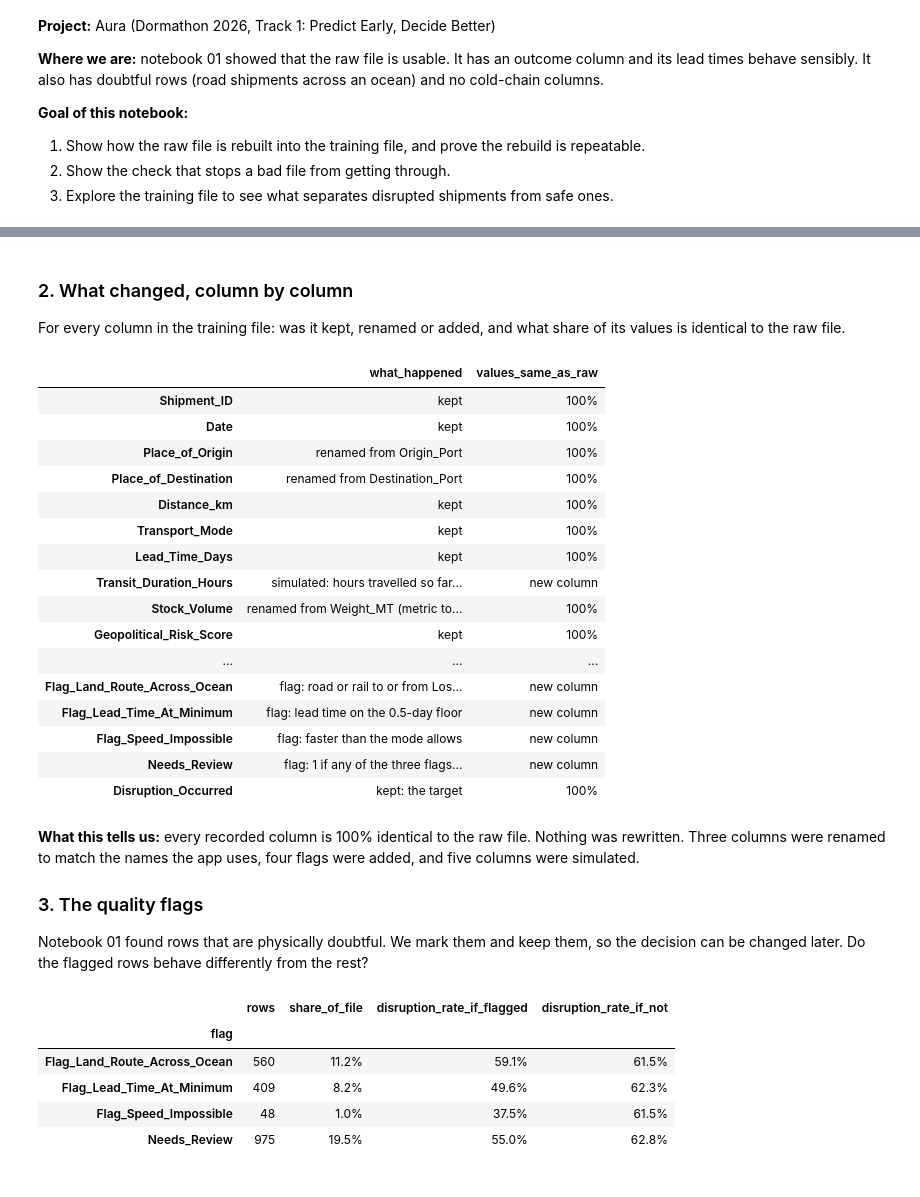
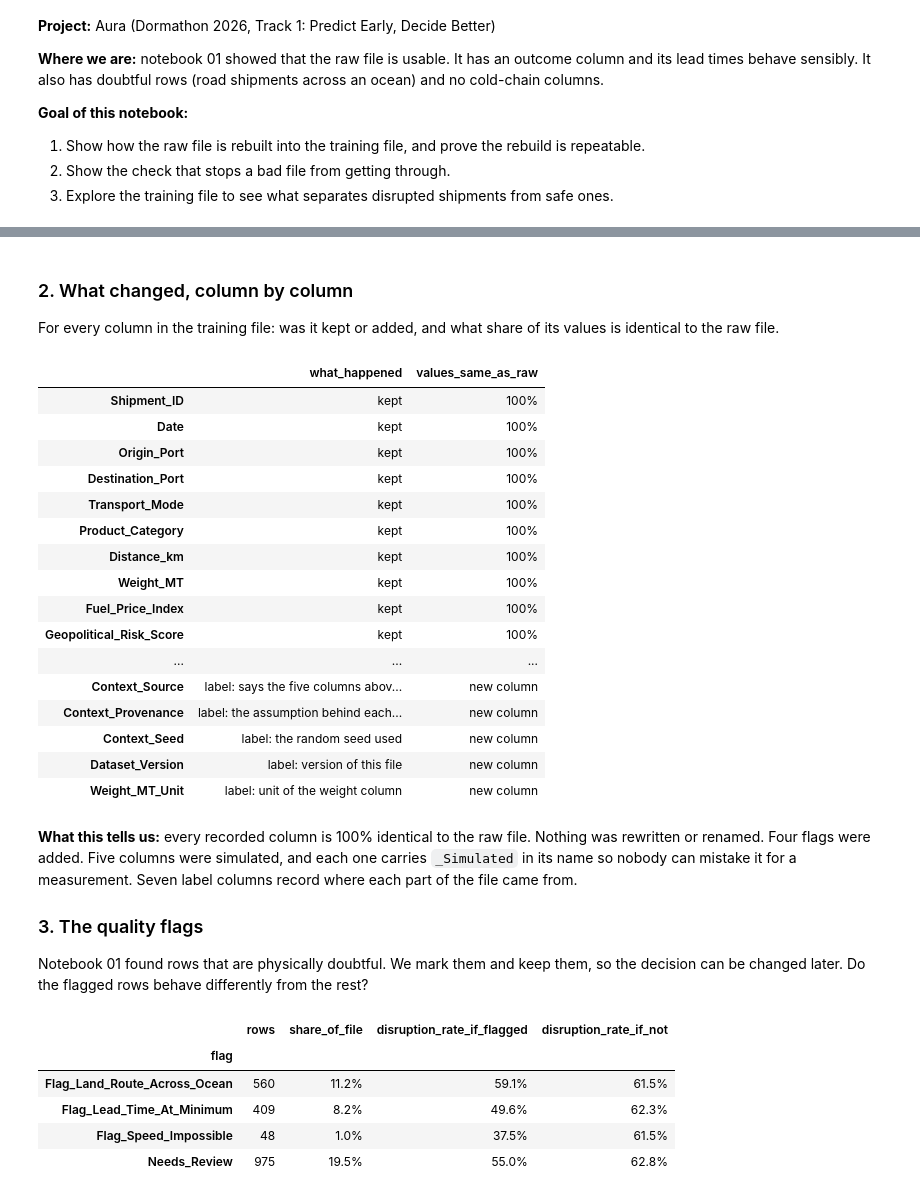
Before and after one commit to zunding19/Aura-LogiSmart, a Jupyter notebook: notebooks/02_data_cleaning_and_eda.ipynb, the cells around one changed output, grey strips where cells are left out. Cells and saved outputs as stored; diff of their text form; code cells hidden in the pictures.

```diff
--- a/notebooks/02_data_cleaning_and_eda.ipynb
+++ b/notebooks/02_data_cleaning_and_eda.ipynb
@@ -104,64 +109,69 @@ Training file : 5,000 rows, 23 columns
 # %% [markdown]
 ### 2. What changed, column by column
 
-For every column in the training file: was it kept, renamed or added, and what share of its values is identical to the raw file.
+For every column in the training file: was it kept or added, and what share of its values is identical to the raw file.
 # %%
-RENAMED = {"Place_of_Origin": "Origin_Port", "Place_of_Destination": "Destination_Port", "Stock_Volume": "Weight_MT"}
-
 what_happened = {
     "Shipment_ID": "kept",
     "Date": "kept",
-    "Place_of_Origin": "renamed from Origin_Port",
-    "Place_of_Destination": "renamed from Destination_Port",
+    "Origin_Port": "kept",
+    "Destination_Port": "kept",
+    "Transport_Mode": "kept",
+    "Product_Category": "kept",
     "Distance_km": "kept",
-    "Transport_Mode": "kept",
+    "Weight_MT": "kept",
+    "Fuel_Price_Index": "kept",
+    "Geopolitical_Risk_Score": "kept",
+    "Weather_Condition": "kept",
+    "Carrier_Reliability_Score": "kept",
     "Lead_Time_Days": "kept",
-    "Transit_Duration_Hours": "simulated: hours travelled so far, 10% to 95% of the lead time",
-    "Stock_Volume": "renamed from Weight_MT (metric tonnes)",
-    "Geopolitical_Risk_Score": "kept",
-    "Fuel_Price_Index": "kept",
-    "Carrier_Reliability_Score": "kept",
-    "Weather_Condition": "kept",
-    "Product_Category": "kept",
-    "Buffer_of_Package": "simulated: thermal hold hours left, cold cargo only",
-    "Storage_standard": "simulated: from the product type",
-    "Cargo_Value_USD": "simulated: weight times a value per kg for the product",
-    "Hospital_Urgency_Tier": "simulated: pharmaceuticals only",
+    "Disruption_Occurred": "kept: the target",
+    "Data_Source": "label: where the recorded columns came from",
+    "Label_Provenance": "label: where the target came from",
     "Flag_Land_Route_Across_Ocean": "flag: road or rail to or from Los Angeles",
     "Flag_Lead_Time_At_Minimum": "flag: lead time on the 0.5-day floor",
     "Flag_Speed_Impossible": "flag: faster than the mode allows",
     "Needs_Review": "flag: 1 if any of the three flags is set",
-    "Disruption_Occurred": "kept: the target",
+    "Elapsed_Transit_Hours_Simulated": "simulated: hours travelled so far, 10% to 95% of the lead time",
+    "Storage_Standard_Simulated": "simulated: from the product type",
+    "Remaining_Buffer_Hours_Simulated": "simulated: thermal hold hours left, cold cargo only",
+    "Cargo_Value_USD_Simulated": "simulated: weight times a value per kg for the product",
+    "Hospital_Urgency_Tier_Simulated": "simulated: pharmaceuticals only",
+    "Context_Source": "label: says the five columns above are simulated",
+    "Context_Provenance": "label: the assumption behind each simulated column",
+    "Context_Seed": "label: the random seed used",
+    "Dataset_Version": "label: version of this file",
+    "Weight_MT_Unit": "label: unit of the weight column",
 }
 
 pd.set_option("display.max_colwidth", 120)  # show the full sentence
 changes = pd.DataFrame({"what_happened": what_happened})
 changes["values_same_as_raw"] = [
-    f"{(raw[RENAMED.get(col, col)] == clean[col]).mean():.0%}" if RENAMED.get(col, col) in raw.columns else "new column"
+    f"{(raw[col] == clean[col]).mean():.0%}" if col in raw.columns else "new column"
     for col in changes.index
 ]
 assert list(changes.index) == list(clean.columns), "The table above is out of step with the file"
 changes
 # %% [output]
 |  | what_happened | values_same_as_raw |
 | Shipment_ID | kept | 100% |
 | Date | kept | 100% |
-| Place_of_Origin | renamed from Origin_Port | 100% |
-| Place_of_Destination | renamed from Destination_Port | 100% |
+| Origin_Port | kept | 100% |
+| Destination_Port | kept | 100% |
+| Transport_Mode | kept | 100% |
+| Product_Category | kept | 100% |
 | Distance_km | kept | 100% |
-| Transport_Mode | kept | 100% |
-| Lead_Time_Days | kept | 100% |
-| Transit_Duration_Hours | simulated: hours travelled so far... | new column |
-| Stock_Volume | renamed from Weight_MT (metric to... | 100% |
+| Weight_MT | kept | 100% |
+| Fuel_Price_Index | kept | 100% |
 | Geopolitical_Risk_Score | kept | 100% |
 | ... | ... | ... |
-| Flag_Land_Route_Across_Ocean | flag: road or rail to or from Los... | new column |
-| Flag_Lead_Time_At_Minimum | flag: lead time on the 0.5-day floor | new column |
-| Flag_Speed_Impossible | flag: faster than the mode allows | new column |
-| Needs_Review | flag: 1 if any of the three flags... | new column |
-| Disruption_Occurred | kept: the target | 100% |
+| Context_Source | label: says the five columns abov... | new column |
+| Context_Provenance | label: the assumption behind each... | new column |
+| Context_Seed | label: the random seed used | new column |
+| Dataset_Version | label: version of this file | new column |
+| Weight_MT_Unit | label: unit of the weight column | new column |
 # %% [markdown]
-**What this tells us:** every recorded column is 100% identical to the raw file. Nothing was rewritten. Three columns were renamed to match the names the app uses, four flags were added, and five columns were simulated.
+**What this tells us:** every recorded column is 100% identical to the raw file. Nothing was rewritten or renamed. Four flags were added. Five columns were simulated, and each one carries `_Simulated` in its name so nobody can mistake it for a measurement. Seven label columns record where each part of the file came from.
 
 ### 3. The quality flags
 
```
Also changed, not shown: parts of 16 cells of this notebook, 4 other files.
